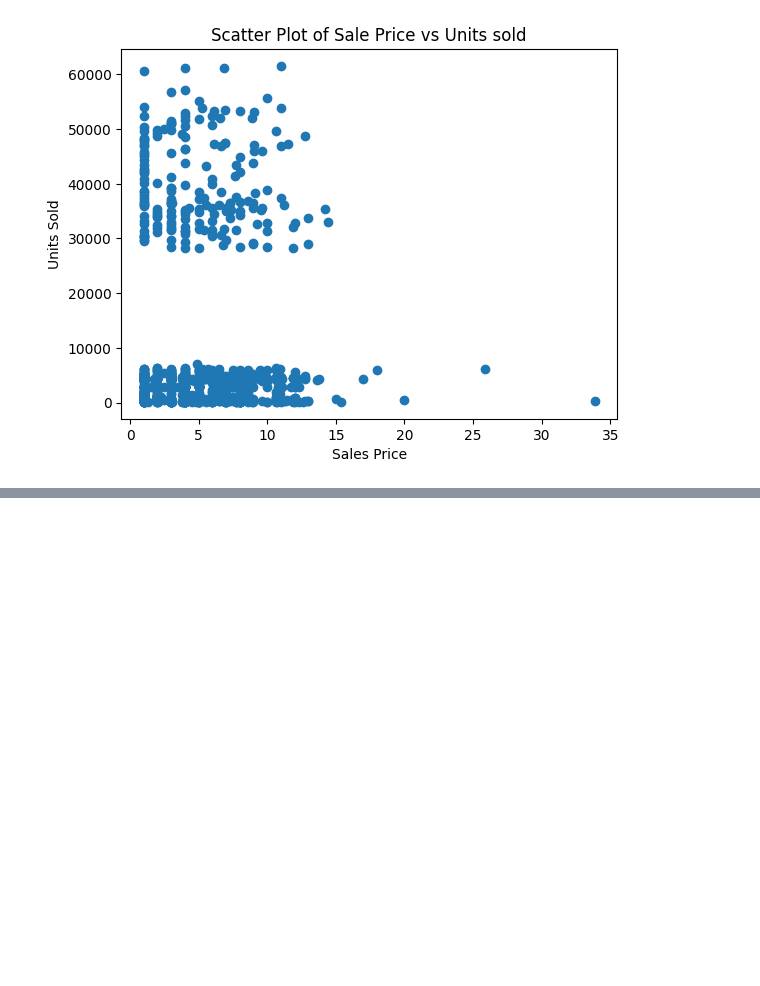
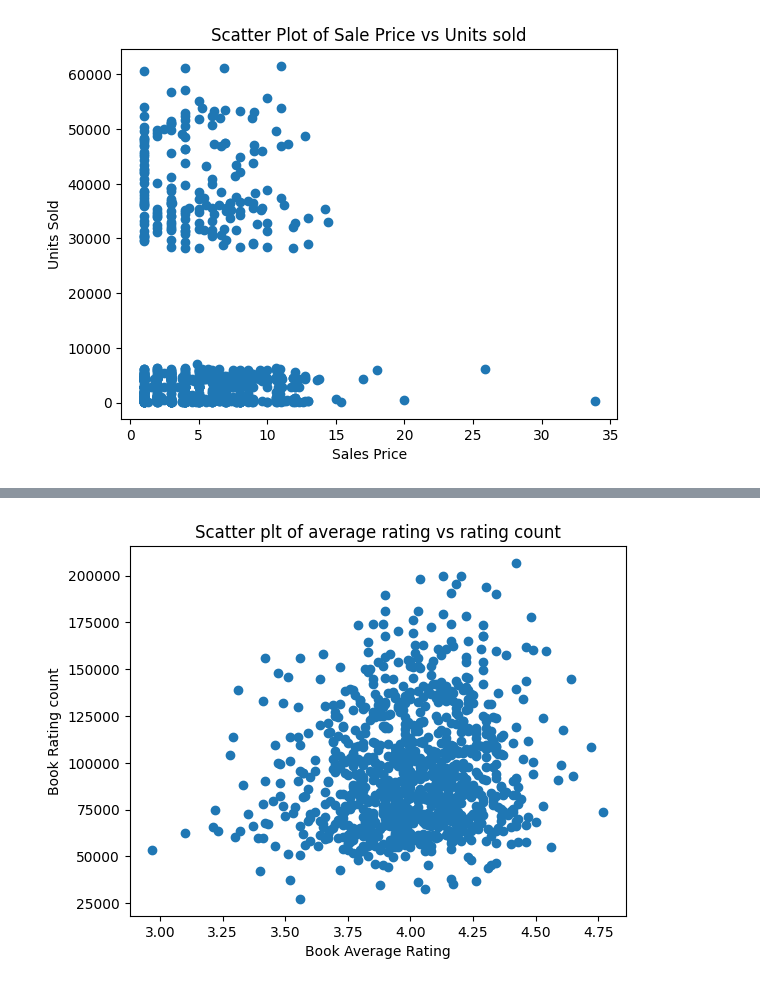
Before and after one commit to Ridima28/book-sales, a Jupyter notebook: EDA.ipynb, the cells around one changed output, grey strips where cells are left out. Cells and saved outputs as stored; diff of their text form; code cells hidden in the pictures; blank space fills up the shorter version.

```diff
--- a/EDA.ipynb
+++ b/EDA.ipynb
@@ -166,0 +211,9 @@ plt.savefig("Scatter_plot.png")
+# %%
+plt.scatter(df["Book_average_rating"], df["Book_ratings_count"])
+plt.xlabel("Book Average Rating")
+plt.ylabel("Book Rating count")
+plt.title("Scatter plt of average rating vs rating count")
+plt.savefig("average rating vs rating count.png")
+plt.show()
+# %% [output]
+[figure, added]
```
Also changed, not shown: parts of 13 cells of this notebook, 4 other files.
